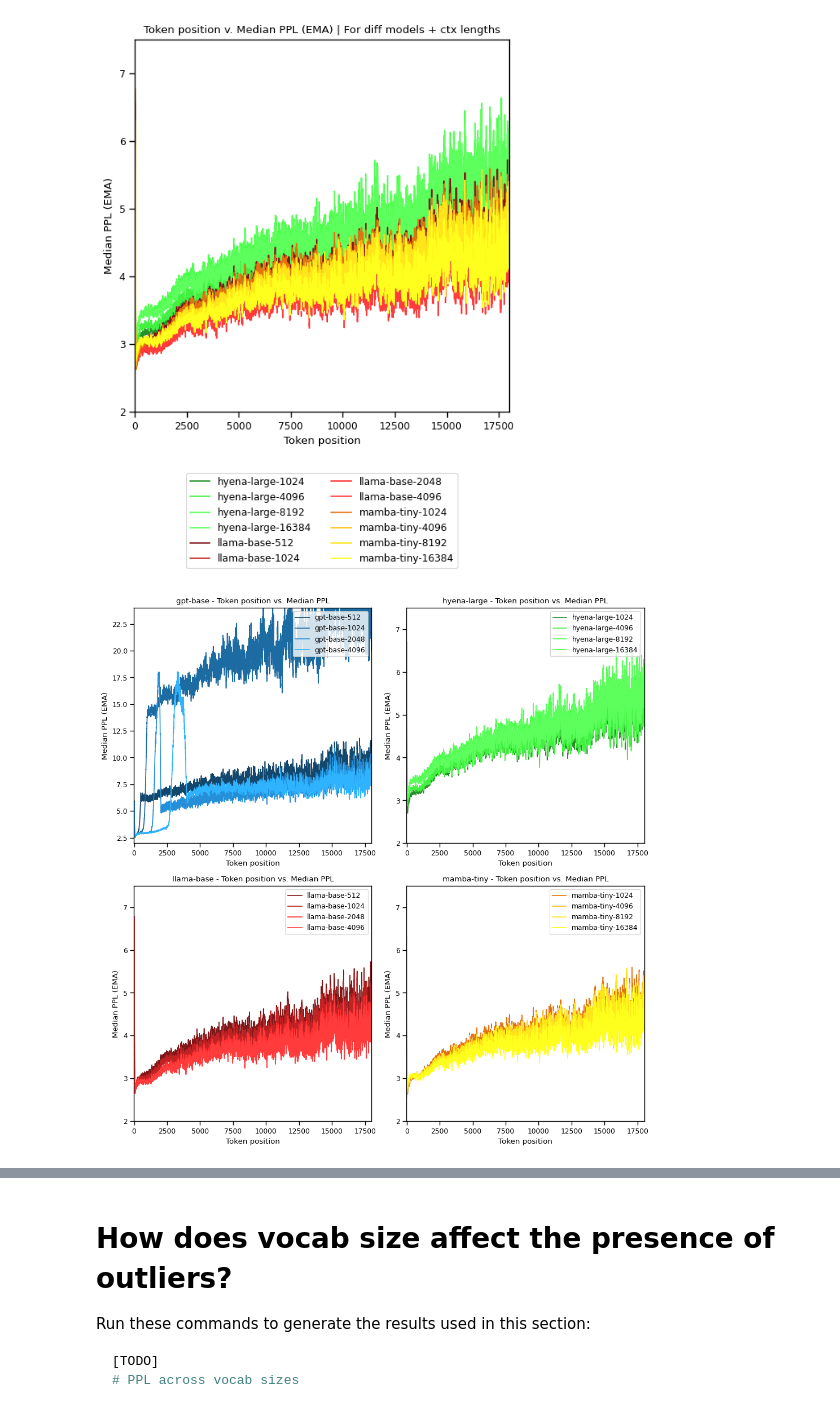
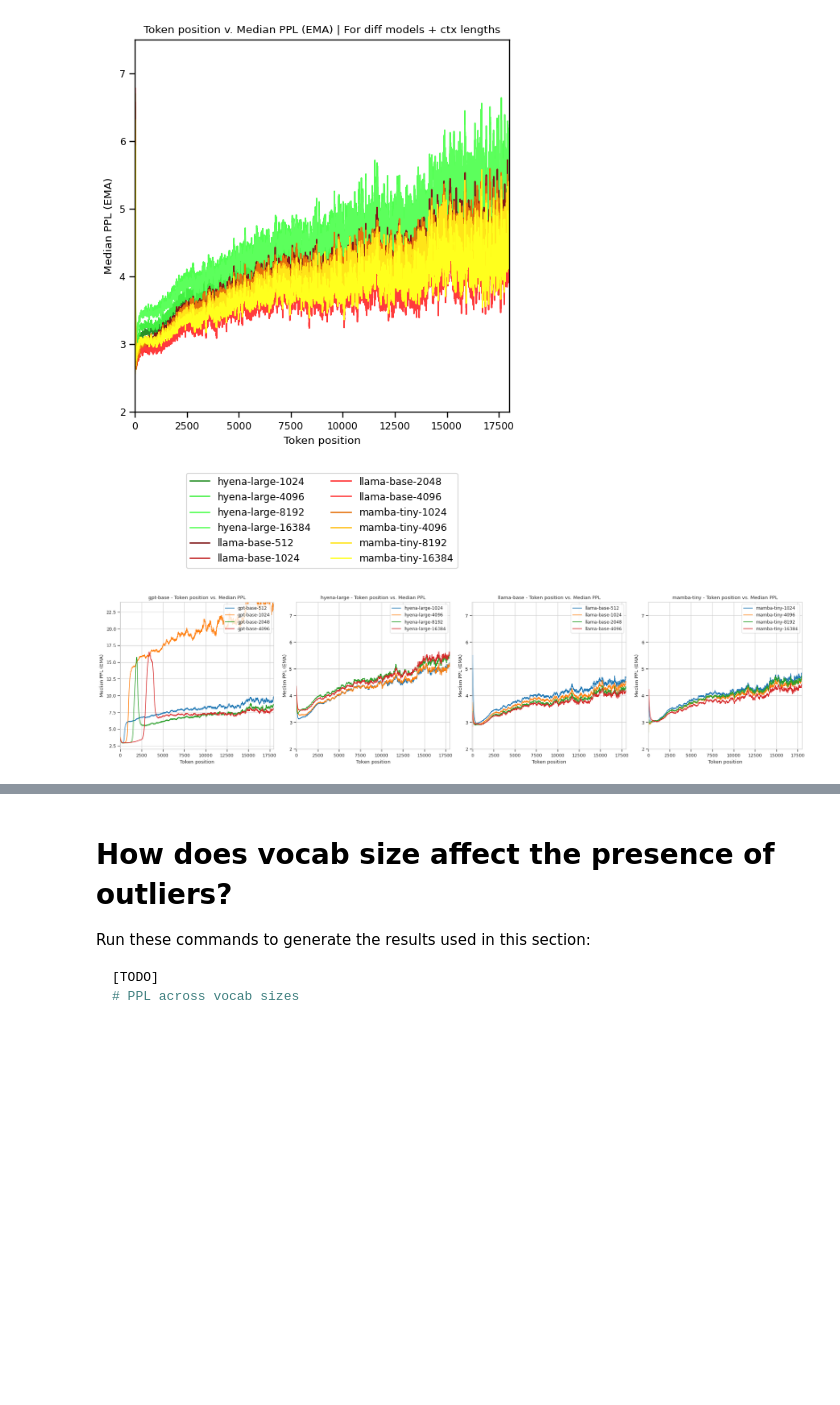
Before and after one commit to som-shahlab/hf_ehr, a Jupyter notebook: hf_ehr/notebooks/val_ppl_plots.ipynb, the cells around one changed output, grey strips where cells are left out. Saved outputs shown, nothing was run; the diff lists cells and outputs as text; code cells hidden in the pictures; blank space fills up the shorter version.

Commit message:
Update val ppl plots

```diff
--- a/hf_ehr/notebooks/val_ppl_plots.ipynb
+++ b/hf_ehr/notebooks/val_ppl_plots.ipynb
@@ -721,0 +725,7 @@ Keeping 31579 token positions (i.e. all token positions with >= 30 data points)
+# %%
+out_dir = '/share/pi/nigam/migufuen/ehrshot-benchmark/ehrshot/val-ppl/'
+for key in df_models__pos_to_ppl.keys():
+    file_name = f'val-ppl-{key[0]}-{key[1]}.parquet'
+    file_path = os.path.join(out_dir, file_name)
+    df_models__pos_to_ppl[key].to_parquet(file_path)
+    print(f"Saved {file_path}")
@@ -721,0 +734,13 @@ Keeping 31579 token positions (i.e. all token positions with >= 30 data points)
+# %%
+df_models__pos_to_ppl = {}
+out_dir = '/share/pi/nigam/migufuen/ehrshot-benchmark/ehrshot/val-ppl/'
+for file_name in os.listdir(out_dir):
+    match = re.match(r'val-ppl-([\w\-]+)-(\d+)\.parquet', file_name)
+    if not match:
+        continue
+    file_path = os.path.join(out_dir, file_name)
+    print("Loading", file_path)
+    key_0 = match.group(1)
+    key_1 = int(match.group(2))
+    print(key_0, key_1)
+    df_models__pos_to_ppl[(key_0, key_1)] = pd.read_parquet(file_path)
@@ -777,58 +820,49 @@ plt.show()
 # %% [output]
 [figure]
 # %%
-# One subplot per model architecture
-
-color_map = plt.get_cmap('tab10')
-model_2_color = {
-    'gpt-base': color_map(0),
-    'mamba-tiny': color_map(1),
-    'hyena-large': color_map(2),
-    'llama-base': color_map(3)
-}
+# Set the Seaborn theme
+sns.set_style('whitegrid', rc={
+    'xtick.bottom': True,
+    'ytick.left': True,
+})
 
 max_x = {
     'gpt-base': 24,
     'mamba-tiny': 7.5,
     'hyena-large': 7.5,
     'llama-base': 7.5
 }
-
+tab10_colors = sns.color_palette("tab10")
 models = ['gpt-base', 'hyena-large', 'llama-base', 'mamba-tiny']
 context_lengths = [512, 1024, 2048, 4096, 8192, 16384]
 
 # Create subplots (2x2 grid)
-fig, axes = plt.subplots(2, 2, figsize=(10, 10))
+fig, axes = plt.subplots(1, 4, figsize=(20, 5))
 axes = axes.flatten()  # Flatten the 2D array of axes into a 1D array for easy iteration
 
 for m_idx, m in enumerate(models):
     ax = axes[m_idx]  # Select the subplot axis
+    color_id = 0
     for k_idx, k in enumerate(context_lengths):
         if (m, k) not in df_models__pos_to_ppl:
             continue
-
-        # Adjust color brightness based on context length (k_idx)
-        base_color = model_2_color[m][:3]
-        brightness_factor = 0.6 + (k_idx * 0.3)  # Increase brightness as k_idx increases
-        color = [min(c * brightness_factor, 1) for c in base_color] + [1.0]
-
-        # Plot the data for the current model and context length
-        ax.plot(df_models__pos_to_ppl[(m, k)]['token_idx'], df_models__pos_to_ppl[(m, k)]['ema_median'],
-                label=f'{m}-{k}', color=color)
-
-        # Optional: you can include vertical lines indicating the context length
-        # ax.axvline(x=k, color='gray', linestyle='--')
+        color = tab10_colors[color_id]
+        color_id += 1
+        # Plot the data for the current model and context length using Seaborn
+        sns.lineplot(x=df_models__pos_to_ppl[(m, k)]['token_idx'],
+                     y=df_models__pos_to_ppl[(m, k)]['ema_median'],
+                     label=f'{m}-{k}', ax=ax, color=color)
 
     # Set labels, title, and limits for each subplot
     ax.set_xlabel('Token position')
     ax.set_ylabel('Median PPL (EMA)')
     ax.set_title(f'{m} - Token position vs. Median PPL')
     ax.set_xlim(-10, 18000)
     ax.set_ylim(2, max_x[m])
     ax.legend(loc='upper right')
 
 # Adjust layout to ensure plots don't overlap
 plt.tight_layout()
 plt.show()
 # %% [output]
-[figure, old version]
+[figure, new version]
```
Also changed, not shown: parts of 7 cells of this notebook.
